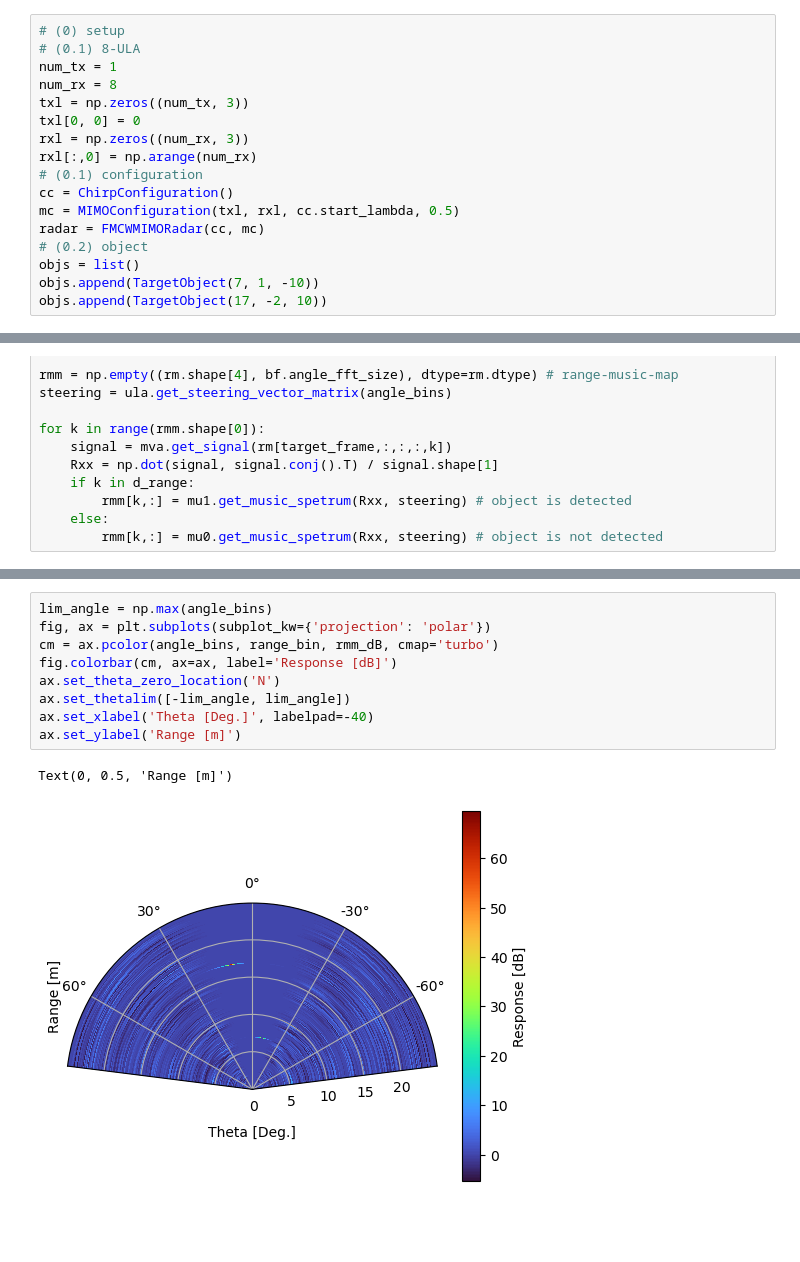
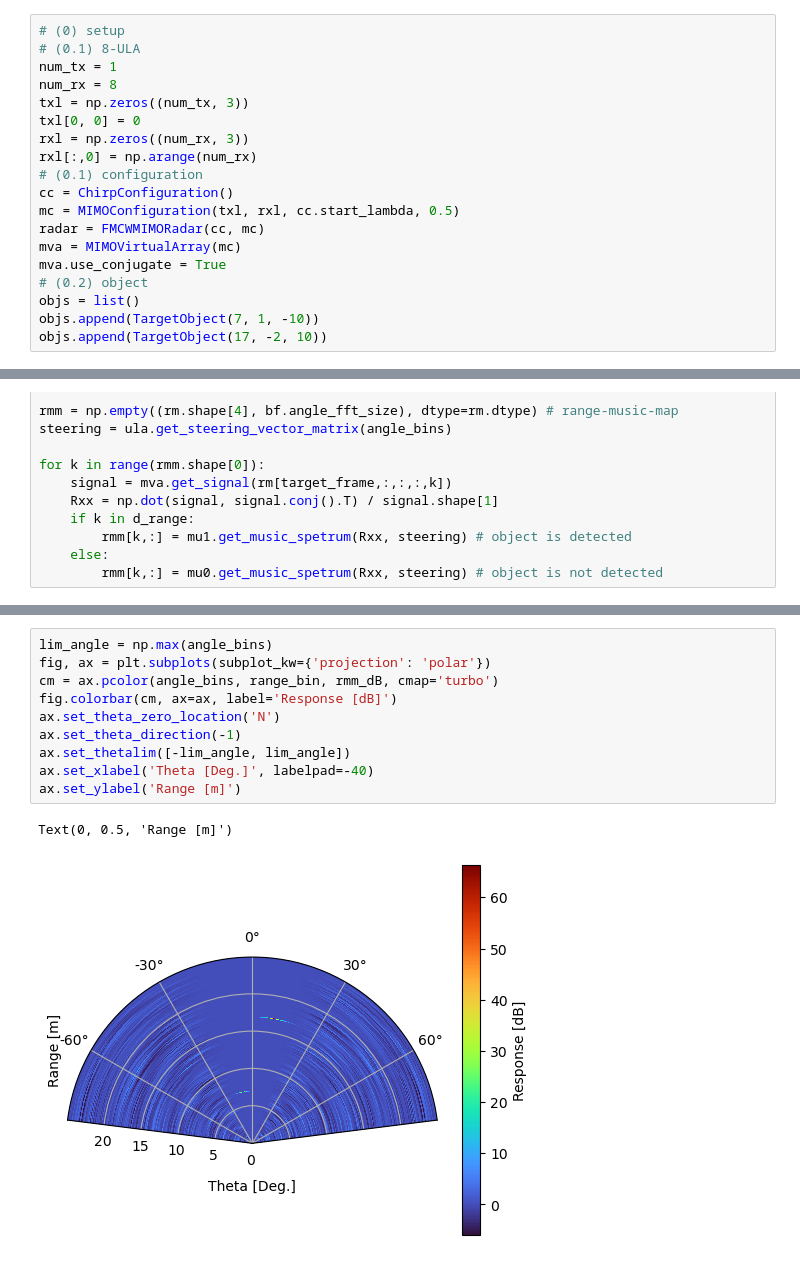
Before and after one commit to eshibusawa/4DRadar-Simulation, a Jupyter notebook: Python/02_8ula_single_object.ipynb, the cells around one changed output, grey strips where cells are left out. Drawn from its saved outputs; the diff is of its cells as text; blank space fills up the shorter version.

```diff
--- a/Python/02_8ula_single_object.ipynb
+++ b/Python/02_8ula_single_object.ipynb
@@ -24,6 +24,8 @@ rxl[:,0] = np.arange(num_rx)
 cc = ChirpConfiguration()
 mc = MIMOConfiguration(txl, rxl, cc.start_lambda, 0.5)
 radar = FMCWMIMORadar(cc, mc)
+mva = MIMOVirtualArray(mc)
+mva.use_conjugate = True
 # (0.2) object
 objs = list()
 objs.append(TargetObject(7, 1, -10))
@@ -170,12 +169,13 @@ Text(0, 0.5, 'Range [m]')
 # %%
 lim_angle = np.max(angle_bins)
 fig, ax = plt.subplots(subplot_kw={'projection': 'polar'})
 cm = ax.pcolor(angle_bins, range_bin, rmm_dB, cmap='turbo')
 fig.colorbar(cm, ax=ax, label='Response [dB]')
 ax.set_theta_zero_location('N')
+ax.set_theta_direction(-1)
 ax.set_thetalim([-lim_angle, lim_angle])
 ax.set_xlabel('Theta [Deg.]', labelpad=-40)
 ax.set_ylabel('Range [m]')
 # %% [output]
 Text(0, 0.5, 'Range [m]')
-[figure, old version]
+[figure, new version]
```
Also changed, not shown: parts of 7 cells of this notebook, 3 other files.
